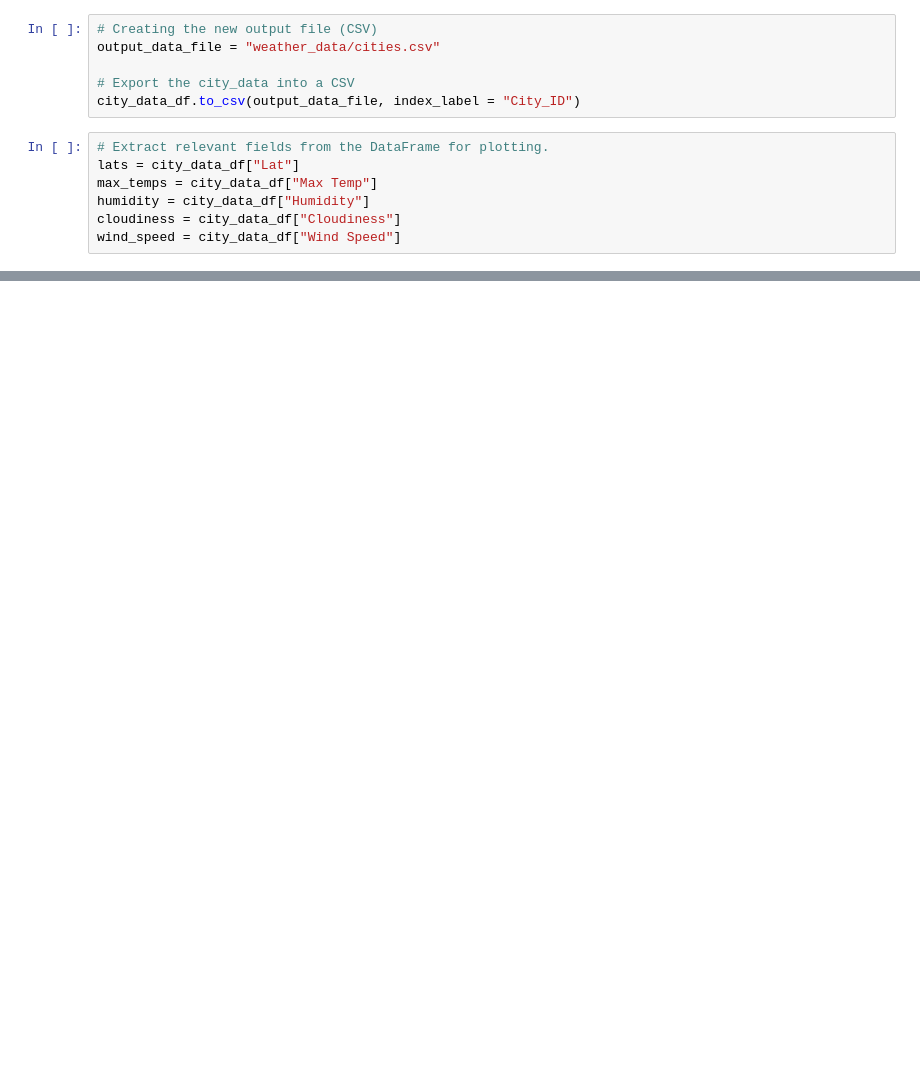
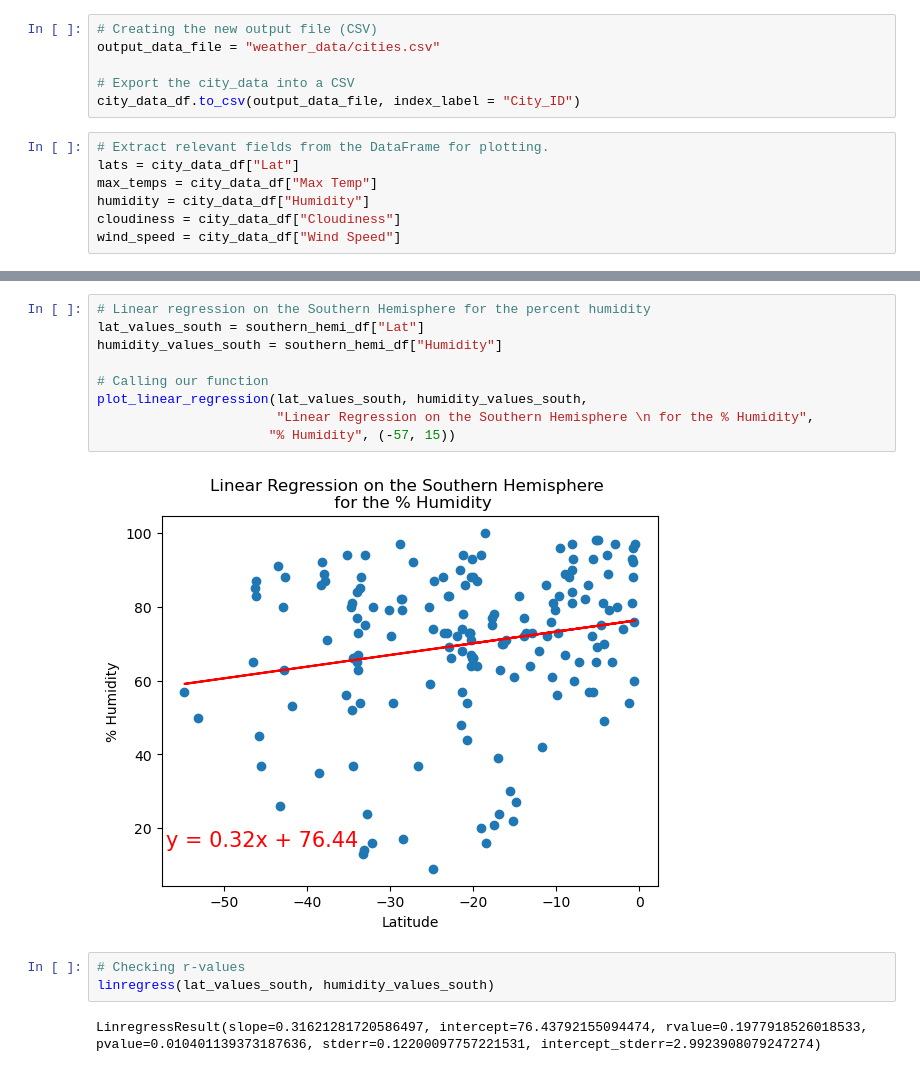
Before and after one commit to RyanDevillier/World_Weather_Analysis, a Jupyter notebook: WeatherPy.ipynb, the cells around one changed output, grey strips where cells are left out. Drawn from its saved outputs; the diff is of its cells as text; blank space fills up the shorter version.

```diff
--- a/WeatherPy.ipynb
+++ b/WeatherPy.ipynb
@@ -267,0 +359,16 @@ plt.show()
+# %%
+# Linear regression on the Southern Hemisphere for the percent humidity
+lat_values_south = southern_hemi_df["Lat"]
+humidity_values_south = southern_hemi_df["Humidity"]
+
+# Calling our function
+plot_linear_regression(lat_values_south, humidity_values_south,
+                       "Linear Regression on the Southern Hemisphere \n for the % Humidity",
+                      "% Humidity", (-57, 15))
+# %% [output]
+[figure, added]
+# %%
+# Checking r-values
+linregress(lat_values_south, humidity_values_south)
+# %% [output]
+LinregressResult(slope=0.31621281720586497, intercept=76.43792155094474, rvalue=0.1977918526018533, pvalue=0.010401139373187636, stderr=0.12200097757221531, intercept_stderr=2.9923908079247274)
```
Also changed, not shown: parts of 26 cells of this notebook, 5 other files.
